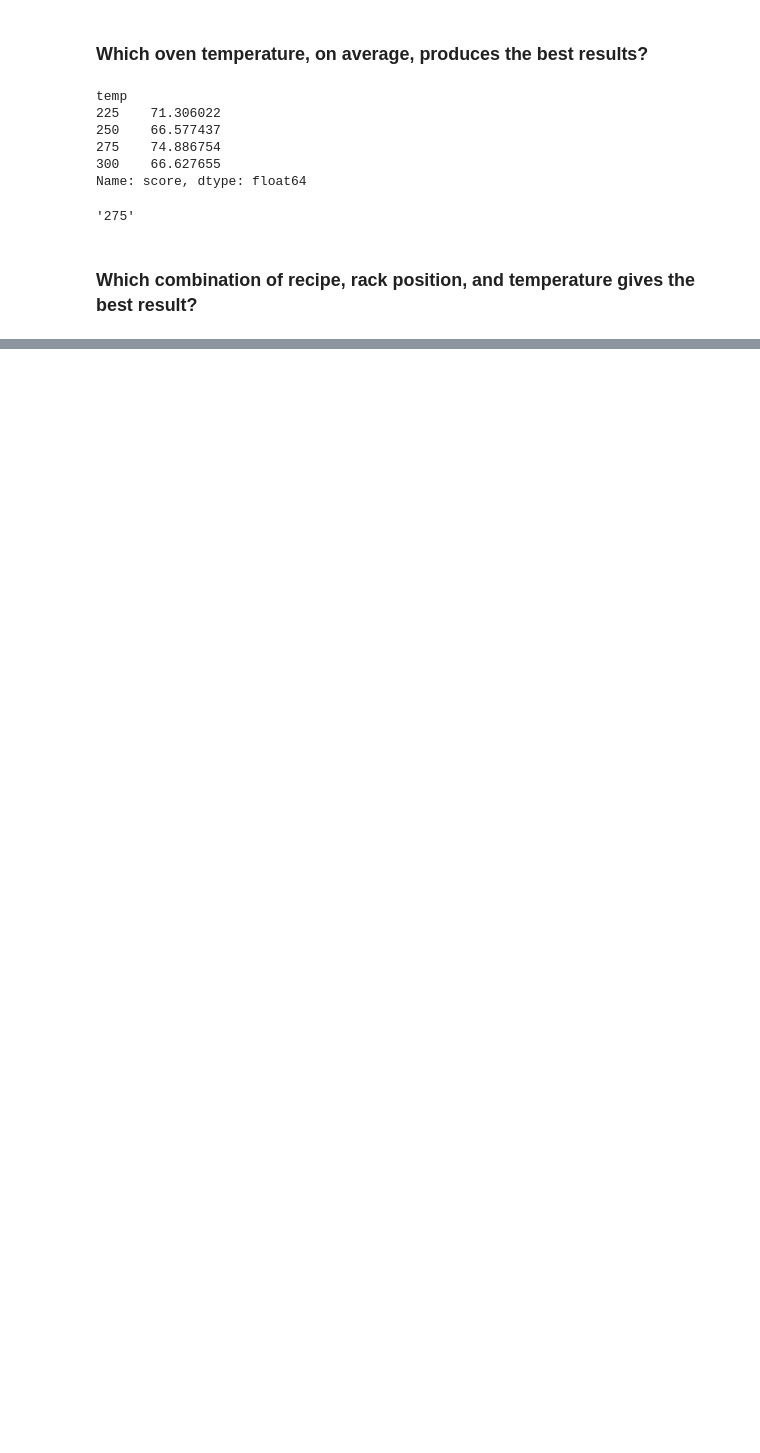
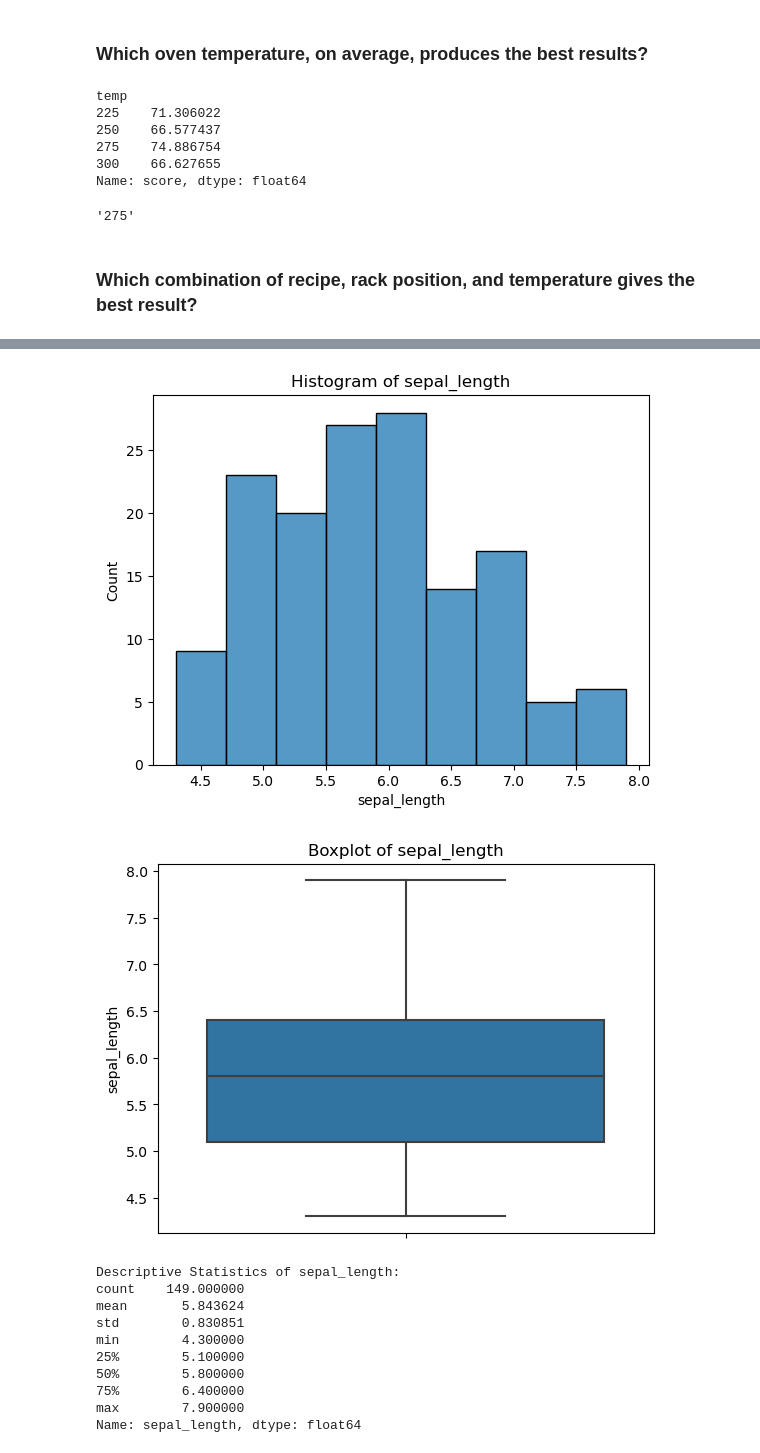
Before and after one commit to JonathanTWare/classification-exercises, a Jupyter notebook: classification_exercises.ipynb, the cells around one changed output, grey strips where cells are left out. Drawn from its saved outputs; the diff is of its cells as text; code cells hidden in the pictures; blank space fills up the shorter version.

```diff
--- a/classification_exercises.ipynb
+++ b/classification_exercises.ipynb
@@ -966,0 +1035,2 @@ Temp: 275
+# %%
+df = acquire.new_iris_db()
@@ -966,0 +1059,13 @@ Temp: 275
+# %%
+def prep_iris(df):
+
+
+    df = df.drop_duplicates()
+    df = df.drop(columns=['species_id'])
+    dummies = pd.get_dummies(df['species_name'], prefix = 'species')
+    df = df.rename(columns={'species_name': 'species'})
+    df = pd.concat([df,dummies], axis=1)
+    return df
+# %%
+df = prep_iris(df)
+df
@@ -966,0 +1164,30 @@ Temp: 275
+# %%
+for column in ['sepal_length', 'sepal_width', 'petal_length', 'petal_width']:
+
+    plt.figure()
+    sns.histplot(df[column])
+    plt.title(f'Histogram of {column}')
+    plt.show()
+
+
+    plt.figure()
+    sns.boxplot(y=df[column])
+    plt.title(f'Boxplot of {column}')
+    plt.show()
+
+
+    statistics = df[column].describe()
+    print(f'Descriptive Statistics of {column}:\n{statistics}\n')
+# %% [output]
+[figure, added]
+[figure, added]
+Descriptive Statistics of sepal_length:
+count    149.000000
+mean       5.843624
+std        0.830851
+min        4.300000
+25%        5.100000
+50%        5.800000
+75%        6.400000
+max        7.900000
+Name: sepal_length, dtype: float64
```
Also changed, not shown: parts of 117 cells of this notebook, 1 other file.
